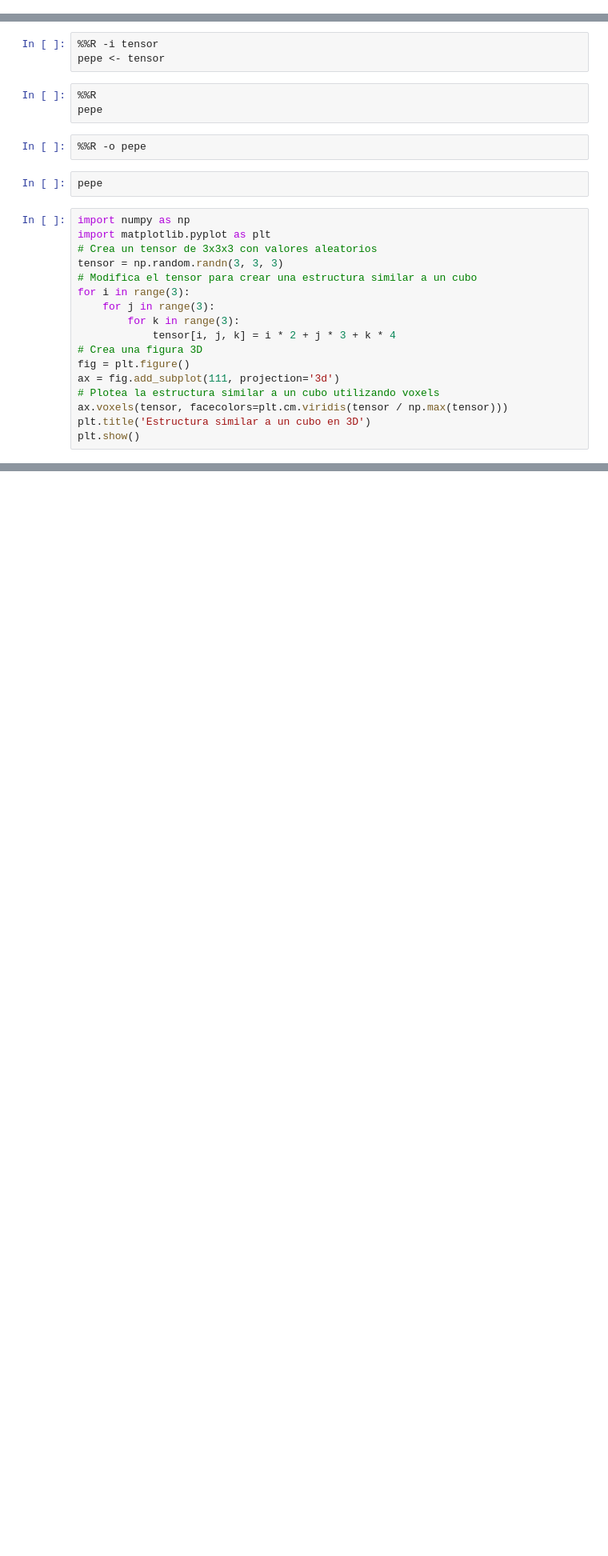
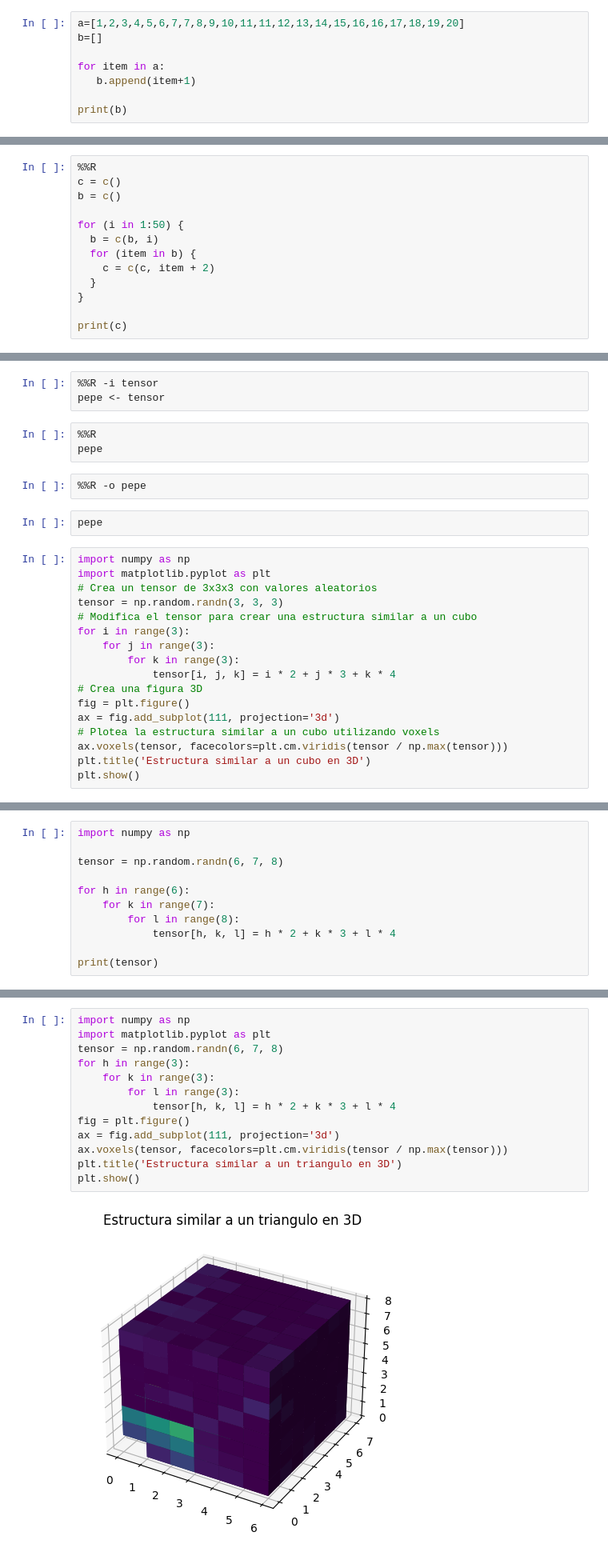
Before and after one commit to ALRIER/BigD_KonradLorenz, a Jupyter notebook: Copia_de_CLASE_I_BIGD2023_ipynb_María_Paula_Camero.ipynb, the cells around one changed output, grey strips where cells are left out. Shown: that part at 80% size. Saved outputs shown, nothing was run; the diff lists cells and outputs as text; blank space fills up the shorter version.

```diff
--- a/Copia_de_CLASE_I_BIGD2023_ipynb_María_Paula_Camero.ipynb
+++ b/Copia_de_CLASE_I_BIGD2023_ipynb_María_Paula_Camero.ipynb
@@ -1522,0 +1692,8 @@ print(b)
+# %%
+a=[1,2,3,4,5,6,7,7,8,9,10,11,11,12,13,14,15,16,16,17,18,19,20]
+b=[]
+
+for item in a:
+   b.append(item+1)
+
+print(b)
@@ -1556,0 +1754,13 @@ print(c)
+# %%
+%%R
+c = c()
+b = c()
+
+for (i in 1:50) {
+  b = c(b, i)
+  for (item in b) {
+    c = c(c, item + 2)
+  }
+}
+
+print(c)
@@ -1844,0 +2329,11 @@ plt.show()
+# %%
+import numpy as np
+
+tensor = np.random.randn(6, 7, 8)
+
+for h in range(6):
+    for k in range(7):
+        for l in range(8):
+            tensor[h, k, l] = h * 2 + k * 3 + l * 4
+
+print(tensor)
@@ -1844,0 +2406,15 @@ plt.show()
+# %%
+import numpy as np
+import matplotlib.pyplot as plt
+tensor = np.random.randn(6, 7, 8)
+for h in range(3):
+    for k in range(3):
+        for l in range(3):
+            tensor[h, k, l] = h * 2 + k * 3 + l * 4
+fig = plt.figure()
+ax = fig.add_subplot(111, projection='3d')
+ax.voxels(tensor, facecolors=plt.cm.viridis(tensor / np.max(tensor)))
+plt.title('Estructura similar a un triangulo en 3D')
+plt.show()
+# %% [output]
+[figure, added]
```
Also changed, not shown: parts of 92 cells of this notebook.
